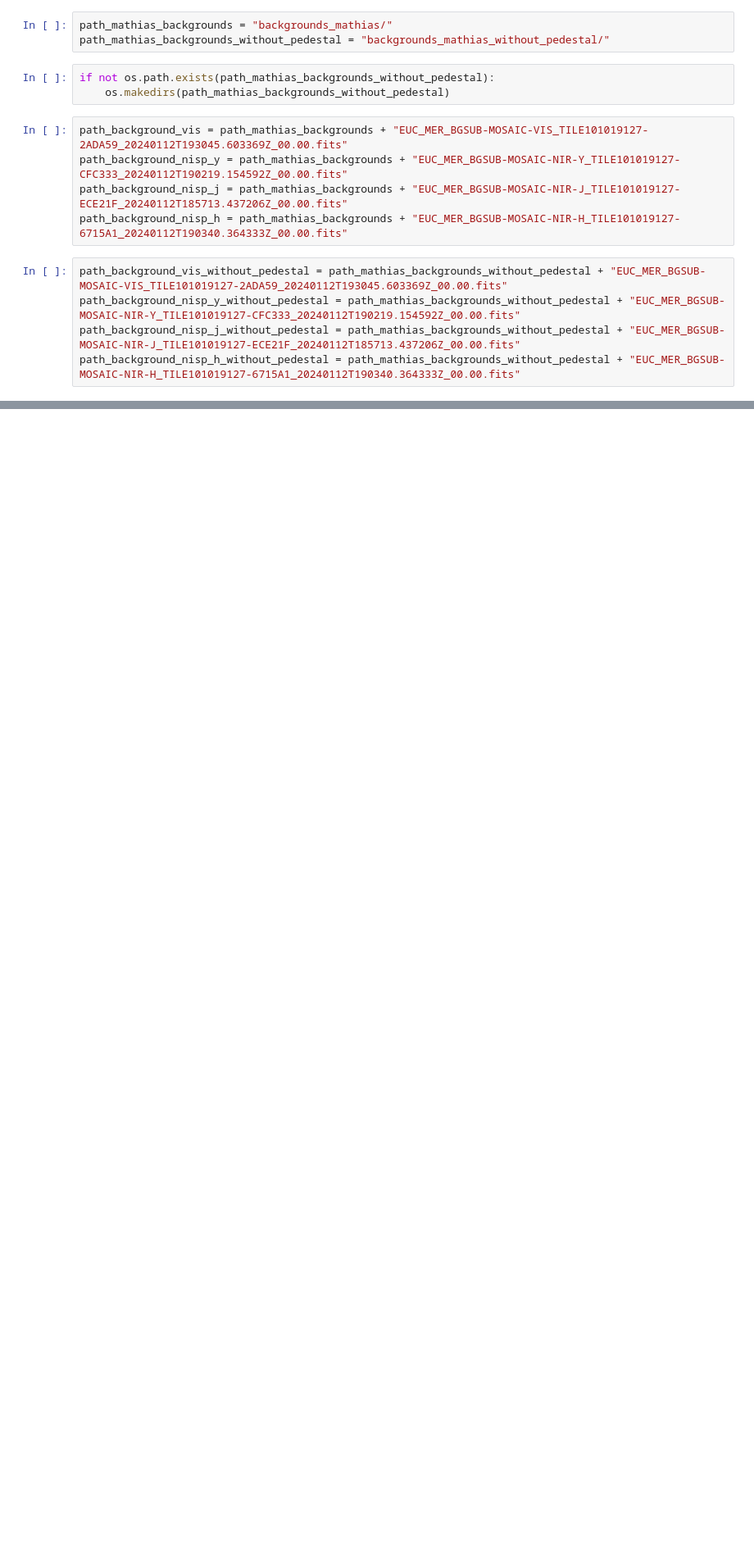
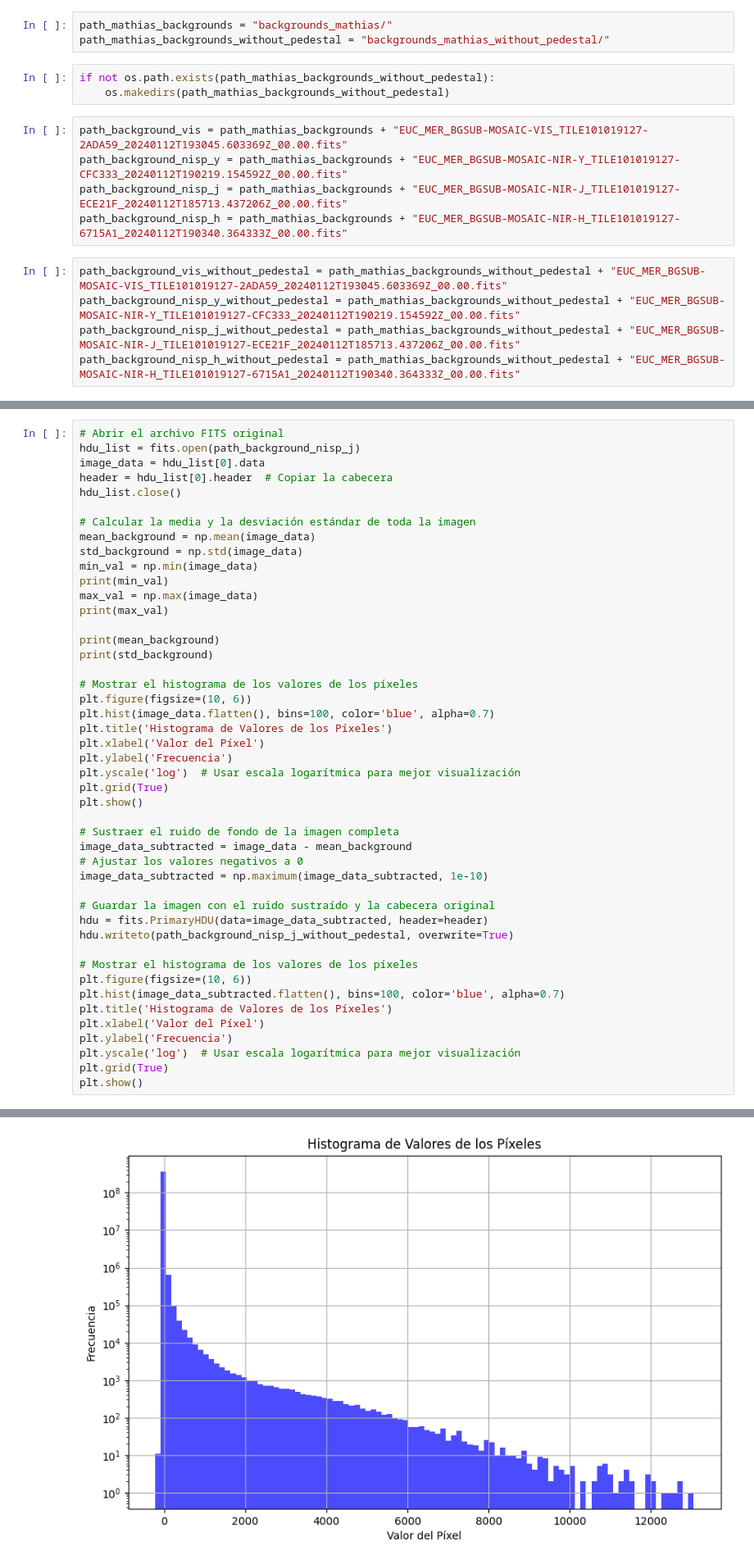
Before and after one commit to dariodltg/tidal-tails-segmentation, a Jupyter notebook: redshift/dataset_generation/find_and_remove_pedestal.ipynb, the cells around one changed output, grey strips where cells are left out. Shown: that part at 82% size. Cells and saved outputs as stored; diff of their text form; blank space fills up the shorter version.

```diff
--- a/redshift/dataset_generation/find_and_remove_pedestal.ipynb
+++ b/redshift/dataset_generation/find_and_remove_pedestal.ipynb
@@ -66,0 +134,47 @@ plt.show()
+# %%
+# Abrir el archivo FITS original
+hdu_list = fits.open(path_background_nisp_j)
+image_data = hdu_list[0].data
+header = hdu_list[0].header  # Copiar la cabecera
+hdu_list.close()
+
+# Calcular la media y la desviación estándar de toda la imagen
+mean_background = np.mean(image_data)
+std_background = np.std(image_data)
+min_val = np.min(image_data)
+print(min_val)
+max_val = np.max(image_data)
+print(max_val)
+
+print(mean_background)
+print(std_background)
+
+# Mostrar el histograma de los valores de los píxeles
+plt.figure(figsize=(10, 6))
+plt.hist(image_data.flatten(), bins=100, color='blue', alpha=0.7)
+plt.title('Histograma de Valores de los Píxeles')
+plt.xlabel('Valor del Píxel')
+plt.ylabel('Frecuencia')
+plt.yscale('log')  # Usar escala logarítmica para mejor visualización
+plt.grid(True)
+plt.show()
+
+# Sustraer el ruido de fondo de la imagen completa
+image_data_subtracted = image_data - mean_background
+# Ajustar los valores negativos a 0
+image_data_subtracted = np.maximum(image_data_subtracted, 1e-10)
+
+# Guardar la imagen con el ruido sustraído y la cabecera original
+hdu = fits.PrimaryHDU(data=image_data_subtracted, header=header)
+hdu.writeto(path_background_nisp_j_without_pedestal, overwrite=True)
+
+# Mostrar el histograma de los valores de los píxeles
+plt.figure(figsize=(10, 6))
+plt.hist(image_data_subtracted.flatten(), bins=100, color='blue', alpha=0.7)
+plt.title('Histograma de Valores de los Píxeles')
+plt.xlabel('Valor del Píxel')
+plt.ylabel('Frecuencia')
+plt.yscale('log')  # Usar escala logarítmica para mejor visualización
+plt.grid(True)
+plt.show()
+# %% [output]
@@ -66,0 +185 @@ plt.show()
+[figure, added]
```
Also changed, not shown: parts of 13 cells of this notebook, 15 other files.
